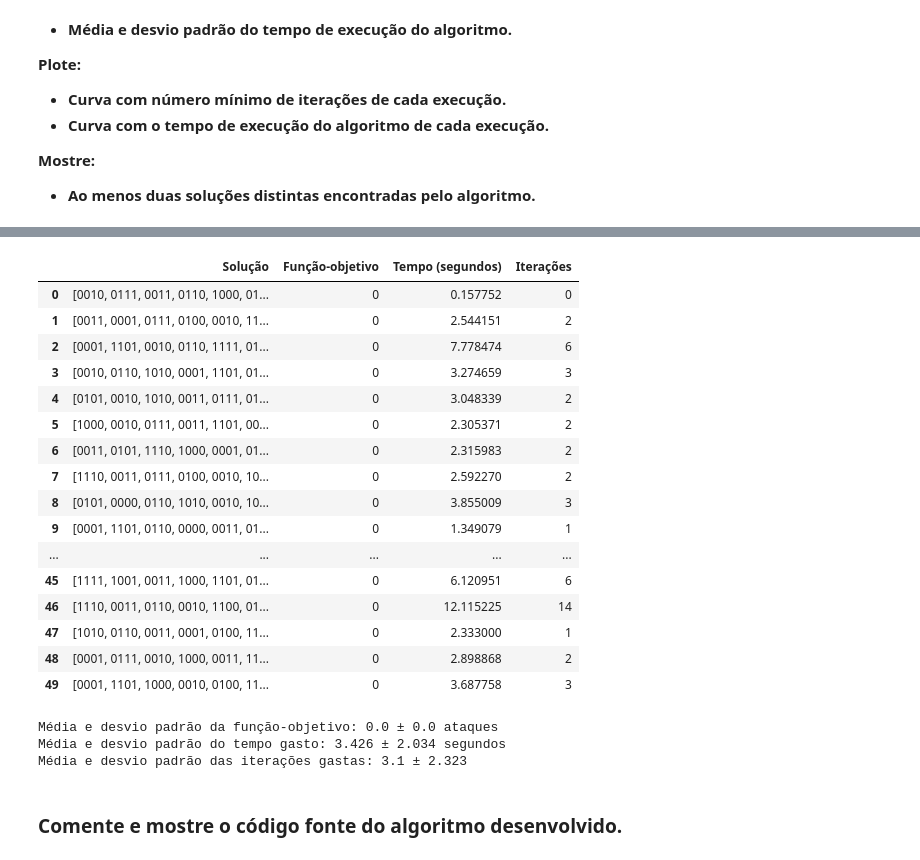
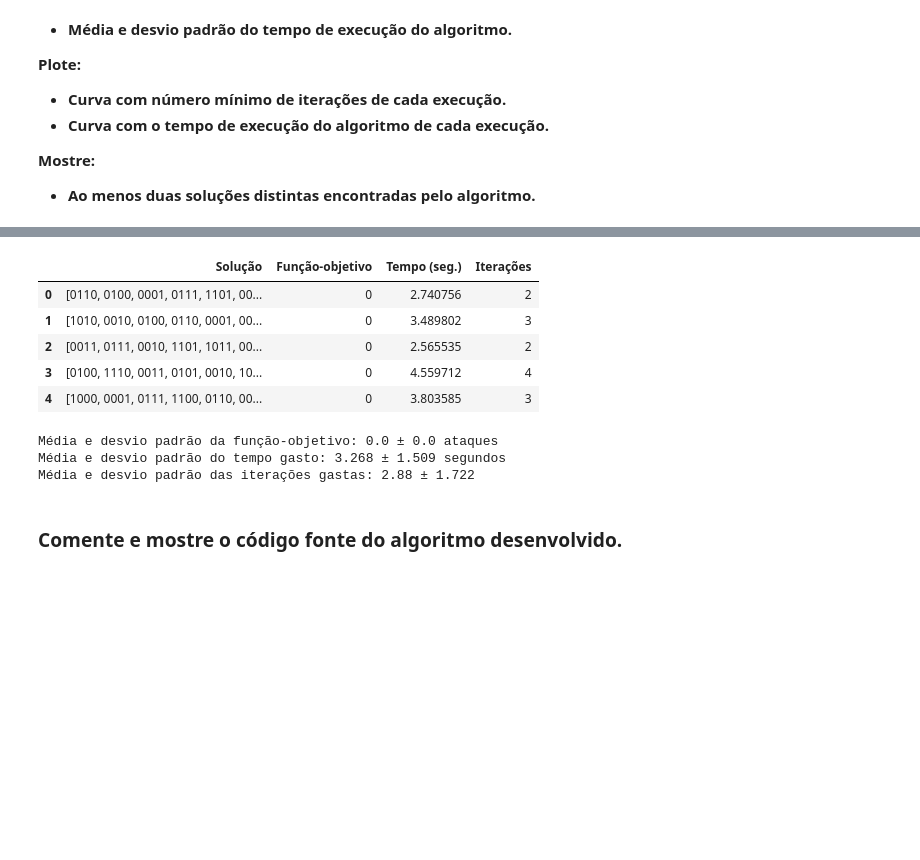
Before and after one commit to ygarasab/oito-rainhas, a Jupyter notebook: Trabalho 01 - Algoritmos de Busca.ipynb, the cells around one changed output, grey strips where cells are left out. Cells and saved outputs as stored; diff of their text form; code cells hidden in the pictures; blank space fills up the shorter version.

```diff
--- a/Trabalho 01 - Algoritmos de Busca.ipynb
+++ b/Trabalho 01 - Algoritmos de Busca.ipynb
@@ -455,18 +458,18 @@ def executa_experimento(funcao, n_execucoes=50, verboso=True):
         melhores_solucoes[e, 0] = str(melhores_solucoes[e, 0])
 
     tabela = np.concatenate((melhores_solucoes, melhores_valores, tempos_gastos, iteracoes_gastas), axis=1)
-    tabela = pd.DataFrame(tabela, columns=["Solução", "Função-objetivo", "Tempo (segundos)", "Iterações"]).infer_objects()
+    tabela = pd.DataFrame(tabela, columns=["Solução", "Função-objetivo", "Tempo (seg.)", "Iterações"]).infer_objects()
 
     figura, eixos = plt.subplots(1, 2, figsize=(10, 5))
 
-    figura.tight_layout()
+    # figura.tight_layout()
     eixos[0].set_xlim(1, 50)
     eixos[1].set_xlim(1, 50)
 
     figura.suptitle(f"Dados da execução do algoritmo {str(funcao).split(' ')[1]}", y=1.05)
 
-    eixos[0].set_title("Iterações mínimas por execução")
-    eixos[1].set_title("Tempo mínimo por execução (em segundos)")
+    eixos[0].set_title("Iterações por execução")
+    eixos[1].set_title("Tempo por execução (seg.)")
 
     sns.lineplot(x=range(1, n_execucoes + 1), y=iteracoes_gastas.ravel(), ax=eixos[0])
     sns.lineplot(x=range(1, n_execucoes + 1), y=tempos_gastos.ravel(), ax=eixos[1])
@@ -828,30 +820,19 @@ Execução concluída.
 # %%
-tabelaAG
+tabelaAG.head(5)
 # %% [output]
-|  | Solução | Função-objetivo | Tempo (segundos) | Iterações |
-| 0 | [0010, 0111, 0011, 0110, 1000, 01... | 0 | 0.157752 | 0 |
-| 1 | [0011, 0001, 0111, 0100, 0010, 11... | 0 | 2.544151 | 2 |
-| 2 | [0001, 1101, 0010, 0110, 1111, 01... | 0 | 7.778474 | 6 |
-| 3 | [0010, 0110, 1010, 0001, 1101, 01... | 0 | 3.274659 | 3 |
-| 4 | [0101, 0010, 1010, 0011, 0111, 01... | 0 | 3.048339 | 2 |
-| 5 | [1000, 0010, 0111, 0011, 1101, 00... | 0 | 2.305371 | 2 |
-| 6 | [0011, 0101, 1110, 1000, 0001, 01... | 0 | 2.315983 | 2 |
-| 7 | [1110, 0011, 0111, 0100, 0010, 10... | 0 | 2.592270 | 2 |
-| 8 | [0101, 0000, 0110, 1010, 0010, 10... | 0 | 3.855009 | 3 |
-| 9 | [0001, 1101, 0110, 0000, 0011, 01... | 0 | 1.349079 | 1 |
-| ... | ... | ... | ... | ... |
-| 45 | [1111, 1001, 0011, 1000, 1101, 01... | 0 | 6.120951 | 6 |
-| 46 | [1110, 0011, 0110, 0010, 1100, 01... | 0 | 12.115225 | 14 |
-| 47 | [1010, 0110, 0011, 0001, 0100, 11... | 0 | 2.333000 | 1 |
-| 48 | [0001, 0111, 0010, 1000, 0011, 11... | 0 | 2.898868 | 2 |
-| 49 | [0001, 1101, 1000, 0010, 0100, 11... | 0 | 3.687758 | 3 |
+|  | Solução | Função-objetivo | Tempo (seg.) | Iterações |
+| 0 | [0110, 0100, 0001, 0111, 1101, 00... | 0 | 2.740756 | 2 |
+| 1 | [1010, 0010, 0100, 0110, 0001, 00... | 0 | 3.489802 | 3 |
+| 2 | [0011, 0111, 0010, 1101, 1011, 00... | 0 | 2.565535 | 2 |
+| 3 | [0100, 1110, 0011, 0101, 0010, 10... | 0 | 4.559712 | 4 |
+| 4 | [1000, 0001, 0111, 1100, 0110, 00... | 0 | 3.803585 | 3 |
 # %%
 print(f"Média e desvio padrão da função-objetivo: {tabelaAG['Função-objetivo'].mean()} ± {tabelaAG['Função-objetivo'].std()} ataques\n"
-      f"Média e desvio padrão do tempo gasto: {np.round(tabelaAG['Tempo (segundos)'].mean(), 3)} ± {np.round(tabelaAG['Tempo (segundos)'].std(), 3)} segundos\n"
+      f"Média e desvio padrão do tempo gasto: {np.round(tabelaAG['Tempo (seg.)'].mean(), 3)} ± {np.round(tabelaAG['Tempo (seg.)'].std(), 3)} segundos\n"
       f"Média e desvio padrão das iterações gastas: {np.round(tabelaAG['Iterações'].mean(), 3)} ± {np.round(tabelaAG['Iterações'].std(), 3)}")
 # %% [output]
 Média e desvio padrão da função-objetivo: 0.0 ± 0.0 ataques
-Média e desvio padrão do tempo gasto: 3.426 ± 2.034 segundos
-Média e desvio padrão das iterações gastas: 3.1 ± 2.323
+Média e desvio padrão do tempo gasto: 3.268 ± 1.509 segundos
+Média e desvio padrão das iterações gastas: 2.88 ± 1.722
 # %% [markdown]
 ### Comente e mostre o código fonte do algoritmo desenvolvido.
```
Also changed, not shown: parts of 7 cells of this notebook, 1 other file.
